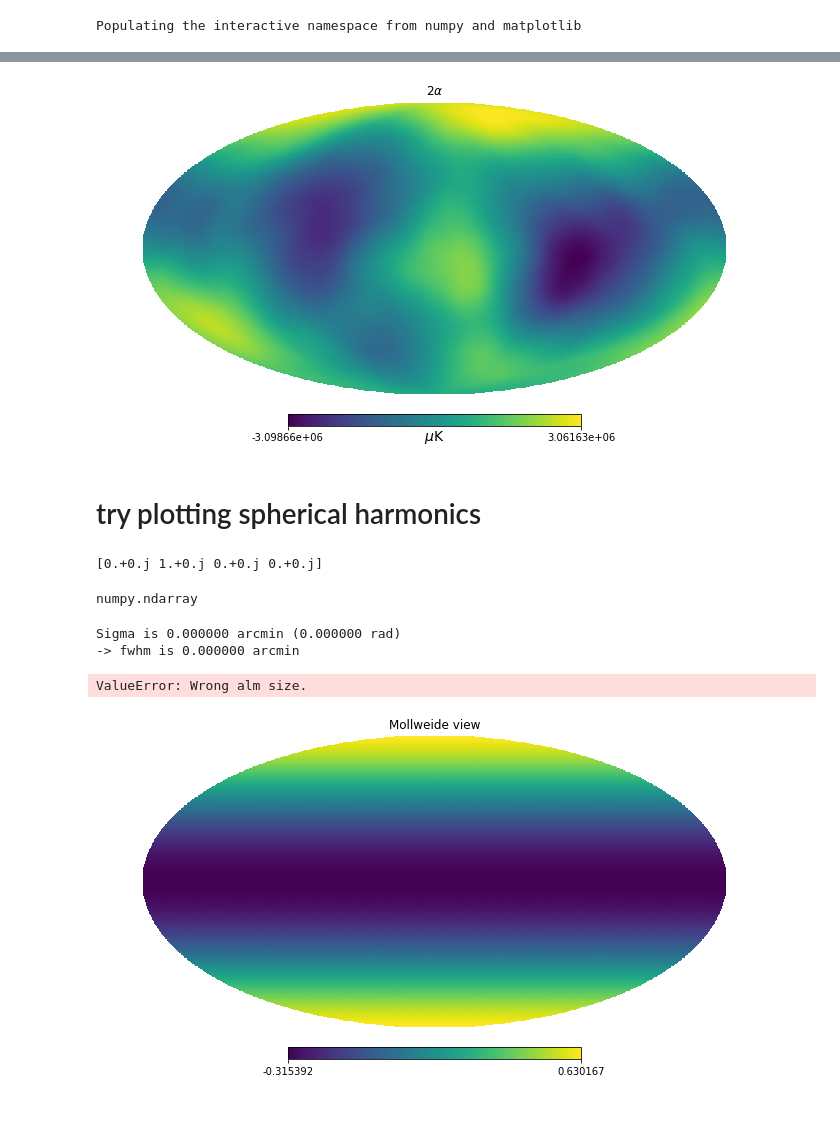
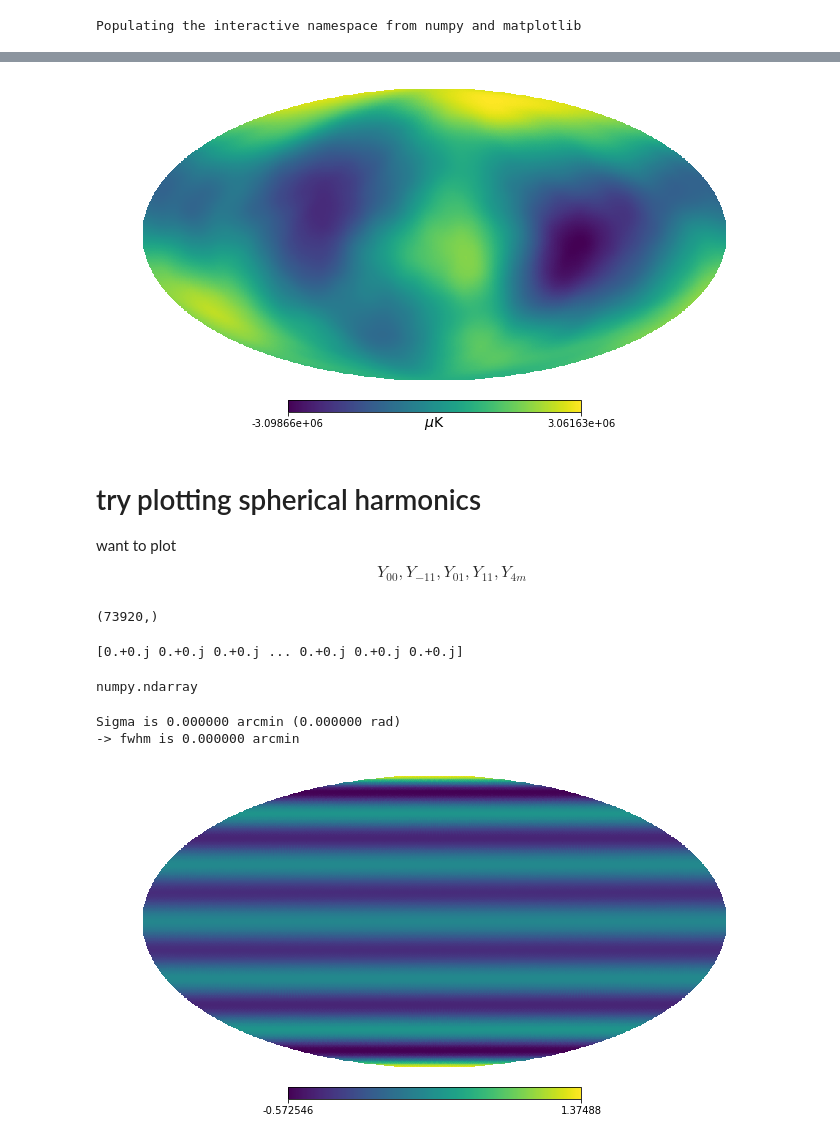
Before and after one commit to acwgough/foreground_moments, a Jupyter notebook: Figures for presentation.ipynb, the cells around one changed output, grey strips where cells are left out. Cells and saved outputs as stored; diff of their text form; code cells hidden in the pictures; blank space fills up the shorter version.

Commit message:
added writing the figures to file for presentation and more fit attempts with different parameters.

```diff
--- a/Figures for presentation.ipynb
+++ b/Figures for presentation.ipynb
@@ -74,27 +80,37 @@ hp.mollview(small_map, unit=r'$\mu \rm K$', title=r'$\alpha$')
 # %%
 big_map = hp.synfast(large_scale_cls, nside, new=True, verbose=False)
 # %%
-hp.mollview(big_map, unit=r'$\mu \rm K$', title=r'$2\alpha$')
+hp.mollview(big_map, unit=r'$\mu \rm K$', title='')
+savefig(filepath + 'map coarse', transparent=True)
 # %% [output]
-[figure, old version]
+[figure, new version]
-# %% [markdown]
-# try plotting spherical harmonics
+# %% [markdown]
+# try plotting spherical harmonics
+want to plot
+$$
+Y_{00}, Y_{-11}, Y_{01}, Y_{11}, Y_{4m}
+$$
+# %%
+big_alms = hp.map2alm(big_map)
+# %%
+big_alms.shape
+# %% [output]
+(73920,)
 # %%
-alm = np.zeros(4, dtype=complex)
-alm[1] = 1
+alm = np.zeros_like(big_alms, dtype=complex)
+alm[12] = 1
 # %%
 print(alm)
 type(alm)
 # %% [output]
-[0.+0.j 1.+0.j 0.+0.j 0.+0.j]
+[0.+0.j 0.+0.j 0.+0.j ... 0.+0.j 0.+0.j 0.+0.j]
 numpy.ndarray
 # %%
-map1 = hp.alm2map(alm, 128, lmax=1, mmax=1)
+map1 = hp.alm2map(alm, 128)
 # %% [output]
 Sigma is 0.000000 arcmin (0.000000 rad)
 -> fwhm is 0.000000 arcmin
-ValueError: Wrong alm size.
 # %%
-hp.mollview(map1)
+hp.mollview(map1, title='')
 # %% [output]
-[figure, old version]
+[figure, new version]
```
Also changed, not shown: parts of 4 cells of this notebook, 2 other files.
